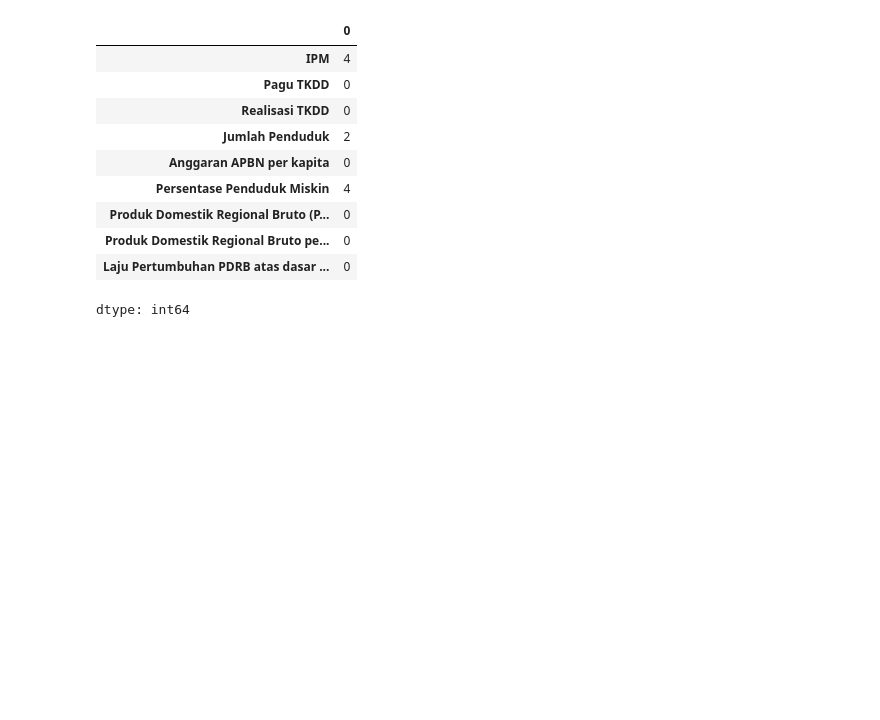
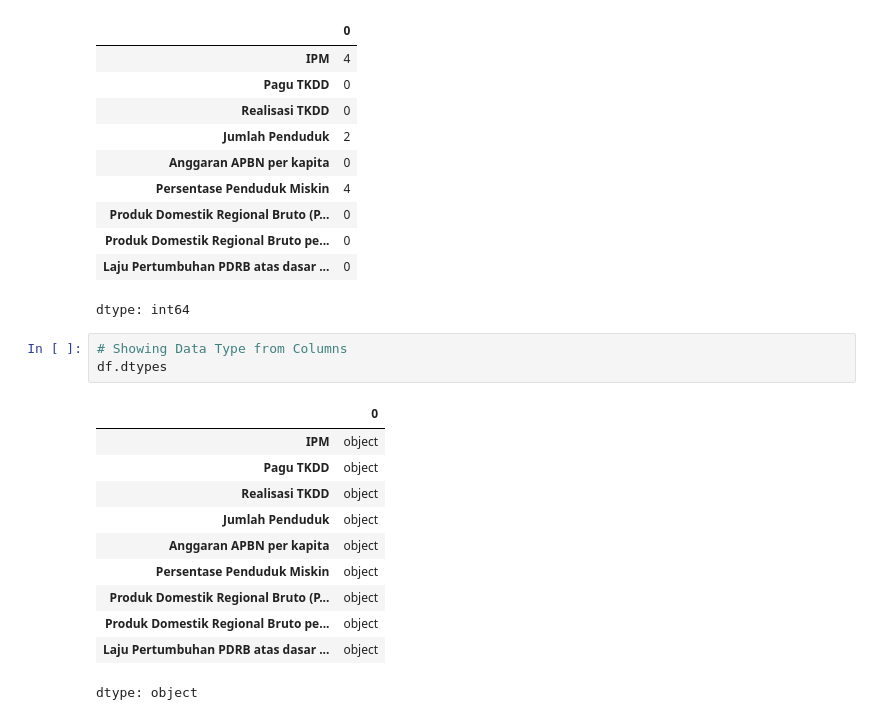
Before and after one commit to badzlan/techfest-elims, a Jupyter notebook: EDA_tipiel_IPB.ipynb, the cells around one changed output. Saved outputs shown, nothing was run; the diff lists cells and outputs as text; blank space fills up the shorter version.

Commit message:
# Showing Data Type from Columns

```diff
--- a/EDA_tipiel_IPB.ipynb
+++ b/EDA_tipiel_IPB.ipynb
@@ -36,3 +38,18 @@ df.isnull().sum()
 | Produk Domestik Regional Bruto pe... | 0 |
 | Laju Pertumbuhan PDRB atas dasar ... | 0 |
 dtype: int64
+# %%
+# Showing Data Type from Columns
+df.dtypes
+# %% [output]
+|  | 0 |
+| IPM | object |
+| Pagu TKDD | object |
+| Realisasi TKDD | object |
+| Jumlah Penduduk | object |
+| Anggaran APBN per kapita | object |
+| Persentase Penduduk Miskin | object |
+| Produk Domestik Regional Bruto (P... | object |
+| Produk Domestik Regional Bruto pe... | object |
+| Laju Pertumbuhan PDRB atas dasar ... | object |
+dtype: object
```
Also changed, not shown: parts of 1 cell of this notebook.
